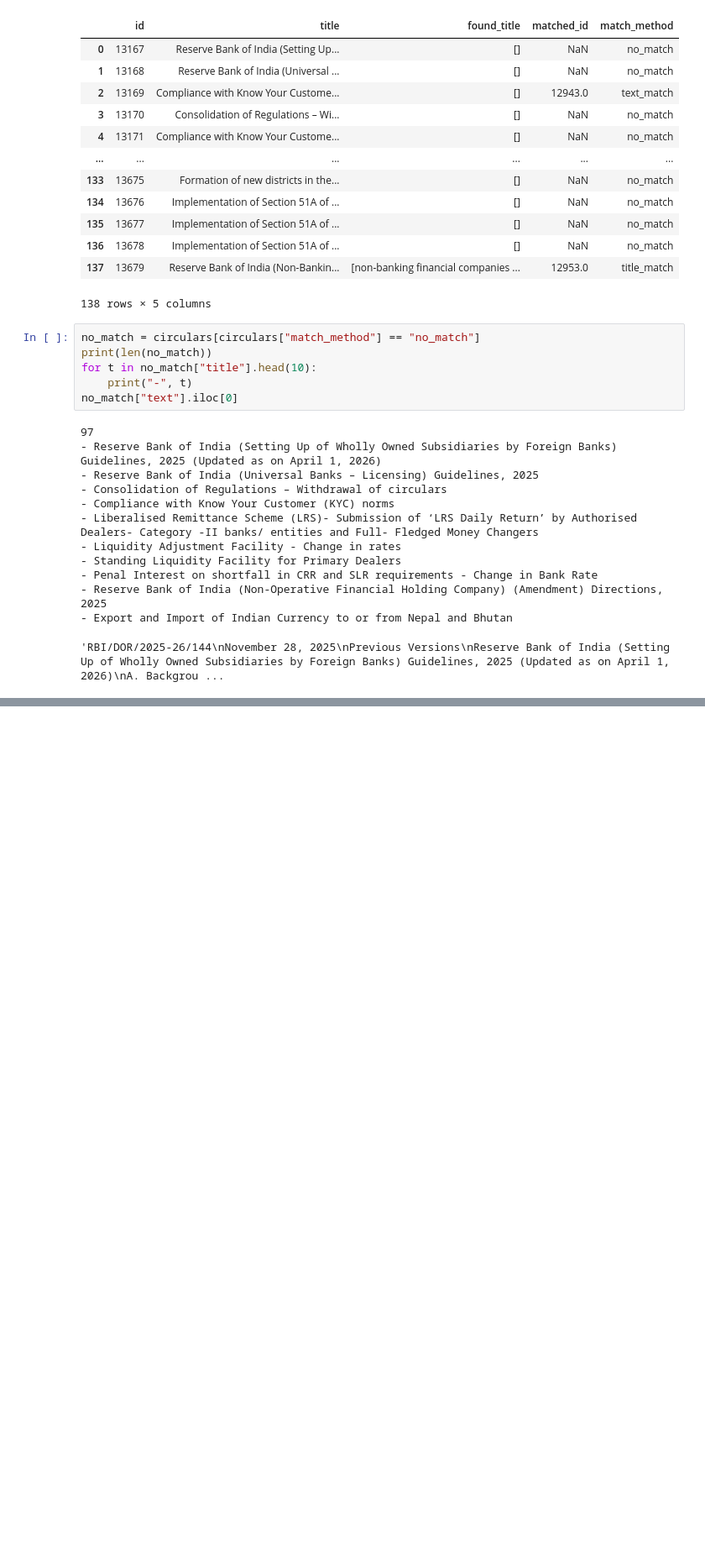
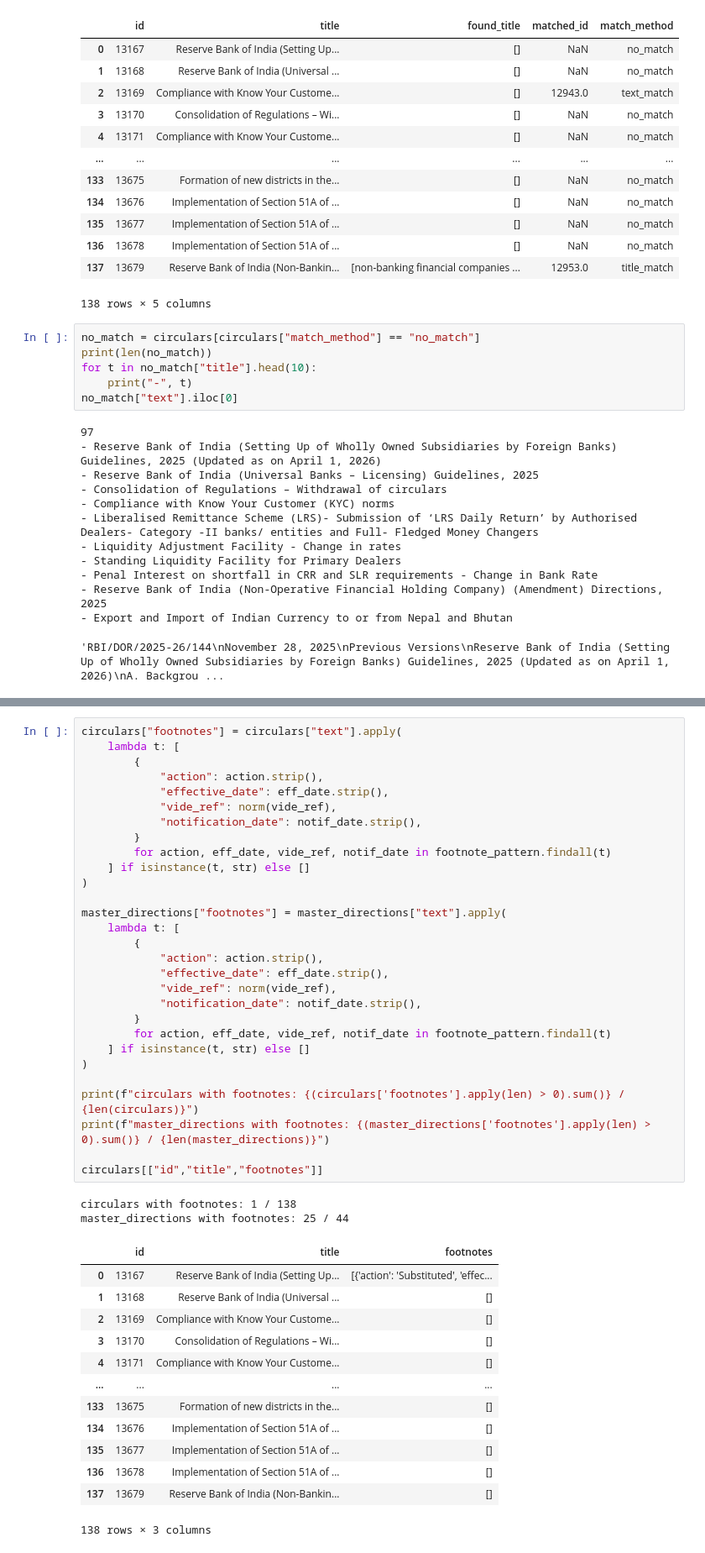
Before and after one commit to Vedangbarman/Regdoot, a Jupyter notebook: sandbox/jupyter/Connect_circular_to_master_directory.ipynb, the cells around one changed output, grey strips where cells are left out. Shown at 84% size. Saved outputs shown, nothing was run; the diff lists cells and outputs as text; blank space fills up the shorter version.

```diff
--- a/sandbox/jupyter/Untitled.ipynb
+++ b/sandbox/jupyter/Connect_circular_to_master_directory.ipynb
@@ -80,0 +156,45 @@ no_match["text"].iloc[0]
+# %%
+circulars["footnotes"] = circulars["text"].apply(
+    lambda t: [
+        {
+            "action": action.strip(),
+            "effective_date": eff_date.strip(),
+            "vide_ref": norm(vide_ref),
+            "notification_date": notif_date.strip(),
+        }
+        for action, eff_date, vide_ref, notif_date in footnote_pattern.findall(t)
+    ] if isinstance(t, str) else []
+)
+
+master_directions["footnotes"] = master_directions["text"].apply(
+    lambda t: [
+        {
+            "action": action.strip(),
+            "effective_date": eff_date.strip(),
+            "vide_ref": norm(vide_ref),
+            "notification_date": notif_date.strip(),
+        }
+        for action, eff_date, vide_ref, notif_date in footnote_pattern.findall(t)
+    ] if isinstance(t, str) else []
+)
+
+print(f"circulars with footnotes: {(circulars['footnotes'].apply(len) > 0).sum()} / {len(circulars)}")
+print(f"master_directions with footnotes: {(master_directions['footnotes'].apply(len) > 0).sum()} / {len(master_directions)}")
+
+circulars[["id","title","footnotes"]]
+# %% [output]
+circulars with footnotes: 1 / 138
+master_directions with footnotes: 25 / 44
+|  | id | title | footnotes |
+| 0 | 13167 | Reserve Bank of India (Setting Up... | [{'action': 'Substituted', 'effec... |
+| 1 | 13168 | Reserve Bank of India (Universal ... | [] |
+| 2 | 13169 | Compliance with Know Your Custome... | [] |
+| 3 | 13170 | Consolidation of Regulations – Wi... | [] |
+| 4 | 13171 | Compliance with Know Your Custome... | [] |
+| ... | ... | ... | ... |
+| 133 | 13675 | Formation of new districts in the... | [] |
+| 134 | 13676 | Implementation of Section 51A of ... | [] |
+| 135 | 13677 | Implementation of Section 51A of ... | [] |
+| 136 | 13678 | Implementation of Section 51A of ... | [] |
+| 137 | 13679 | Reserve Bank of India (Non-Bankin... | [] |
+138 rows × 3 columns
```
Also changed, not shown: parts of 1 cell of this notebook.
